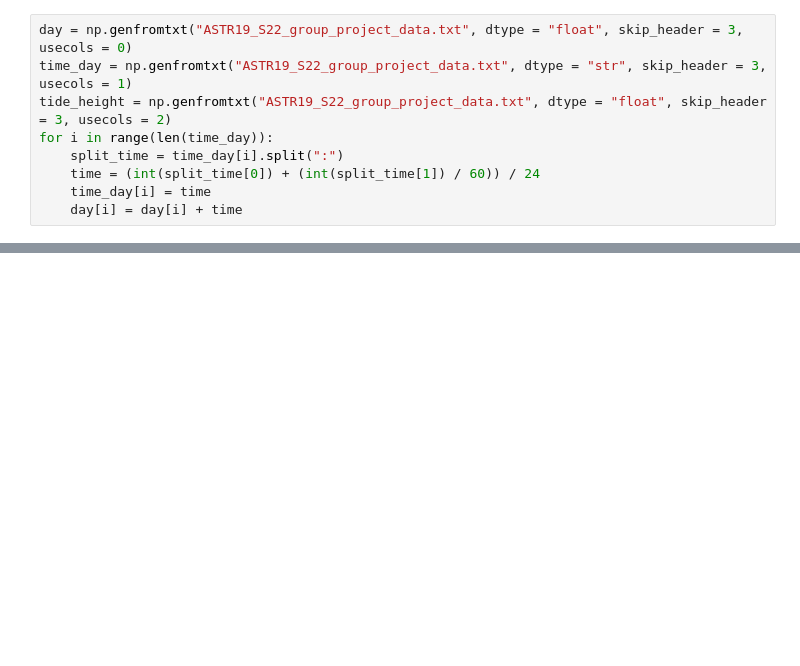
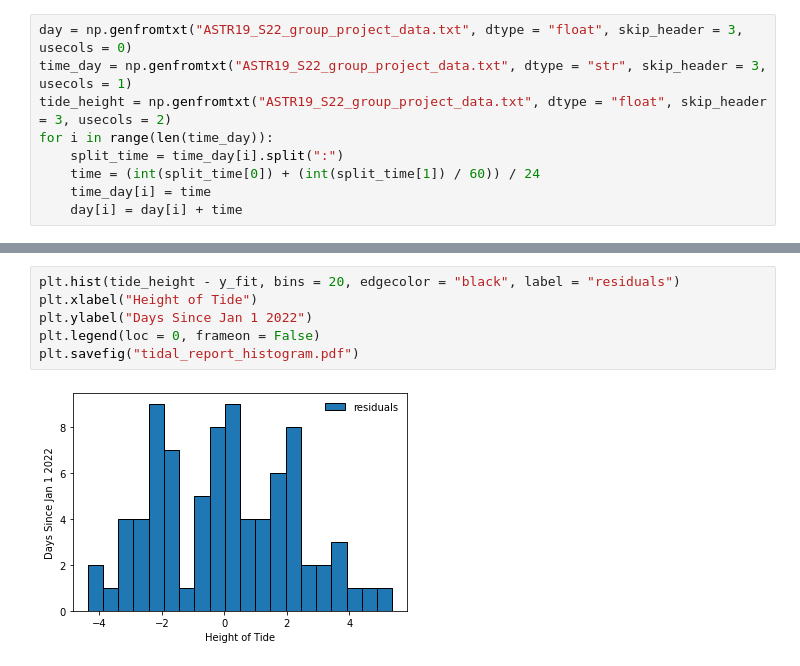
Before and after one commit to senorpapistas/astr-19-group-project-a8, a Jupyter notebook: ASTR19_Group_Project_A8.ipynb, the cells around one changed output, grey strips where cells are left out. Drawn from its saved outputs; the diff is of its cells as text; blank space fills up the shorter version.

```diff
--- a/ASTR19_Group_Project_A8.ipynb
+++ b/ASTR19_Group_Project_A8.ipynb
@@ -23,0 +62,8 @@ plt.savefig("tidal_report_figure.pdf")
+# %%
+plt.hist(tide_height - y_fit, bins = 20, edgecolor = "black", label = "residuals")
+plt.xlabel("Height of Tide")
+plt.ylabel("Days Since Jan 1 2022")
+plt.legend(loc = 0, frameon = False)
+plt.savefig("tidal_report_histogram.pdf")
+# %% [output]
+[figure, added]
```
Also changed, not shown: parts of 6 cells of this notebook.
